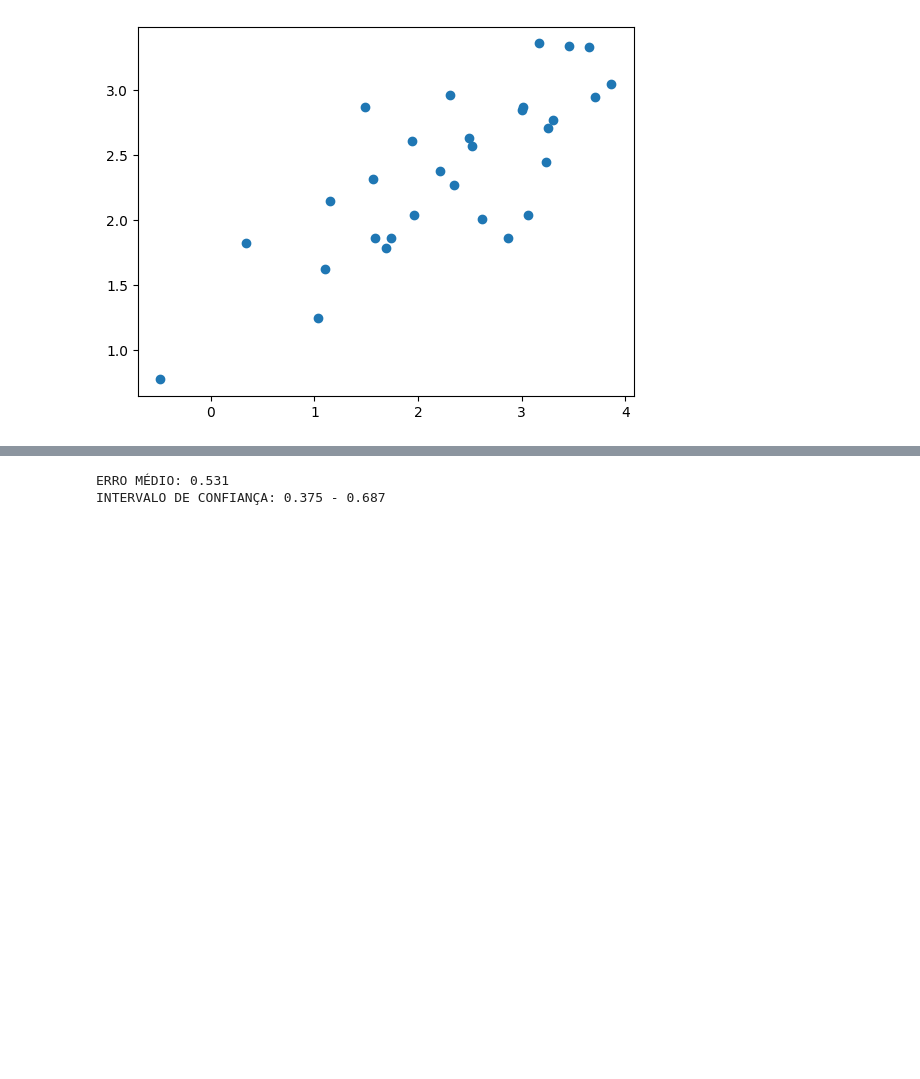
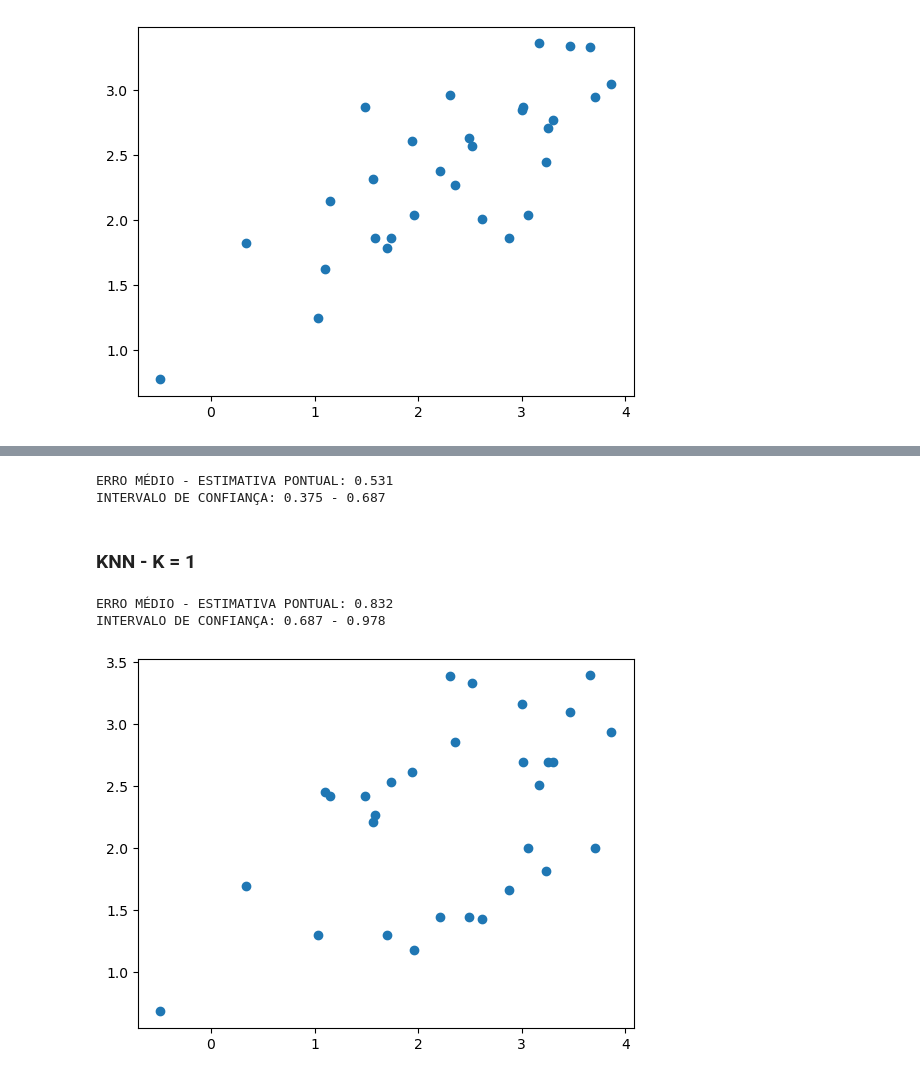
Before and after one commit to raphael-ss/populational-mean-estimation, a Jupyter notebook: regressao.ipynb, the cells around one changed output, grey strips where cells are left out. Drawn from its saved outputs; the diff is of its cells as text; code cells hidden in the pictures; blank space fills up the shorter version.

```diff
--- a/regressao.ipynb
+++ b/regressao.ipynb
@@ -191,8 +180,39 @@ Text(0.5, 1.0, 'Erro no Modelo de KNN')
 t_score = t.ppf(0.975, df = len(erro_knn)-1)
 intervalo_positivo = erro_knn.mean() - t_score * (np.std(erro_knn) / np.sqrt(len(erro_knn)))
 intervalo_negativo = erro_knn.mean() + t_score * (np.std(erro_knn) / np.sqrt(len(erro_knn)))
-print(f"ERRO MÉDIO: {round(erro_knn.mean(), 3)}")
+print(f"ERRO MÉDIO - ESTIMATIVA PONTUAL: {round(erro_knn.mean(), 3)}")
 print(f"INTERVALO DE CONFIANÇA: {round(intervalo_positivo, 3)} - {round(intervalo_negativo, 3)}")
 # %% [output]
-ERRO MÉDIO: 0.531
+ERRO MÉDIO - ESTIMATIVA PONTUAL: 0.531
 INTERVALO DE CONFIANÇA: 0.375 - 0.687
+# %% [markdown]
+### KNN - K = 1
+# %%
+from sklearn.pipeline import Pipeline
+from sklearn.preprocessing import StandardScaler
+from sklearn.model_selection import GridSearchCV
+from sklearn.neighbors import KNeighborsRegressor
+
+pipe_knn_1 = Pipeline([
+    ("Escala", StandardScaler()),
+    ("Modelo", KNeighborsRegressor(n_neighbors=1))
+])
+
+pipe_knn_1.fit(X_train, y_train)
+
+y_pred_knn_1 = pipe_knn_1.predict(X_test)
+
+erro_knn_1 = np.array([abs(value - prediction) for value, prediction in zip(y_test, y_pred_knn_1)])
+
+t_score = t.ppf(0.975, df = len(erro_knn_1)-1)
+intervalo_positivo = erro_knn_1.mean() - t_score * (np.std(erro_knn_1) / np.sqrt(len(erro_knn_1)))
+intervalo_negativo = erro_knn_1.mean() + t_score * (np.std(erro_knn_1) / np.sqrt(len(erro_knn_1)))
+print(f"ERRO MÉDIO - ESTIMATIVA PONTUAL: {round(erro_knn_1.mean(), 3)}")
+print(f"INTERVALO DE CONFIANÇA: {round(intervalo_positivo, 3)} - {round(intervalo_negativo, 3)}")
+
+plt.scatter(y_test, y_pred_knn_1)
+plt.show()
+# %% [output]
+ERRO MÉDIO - ESTIMATIVA PONTUAL: 0.832
+INTERVALO DE CONFIANÇA: 0.687 - 0.978
+[figure, added]
```
Also changed, not shown: parts of 12 cells of this notebook.
